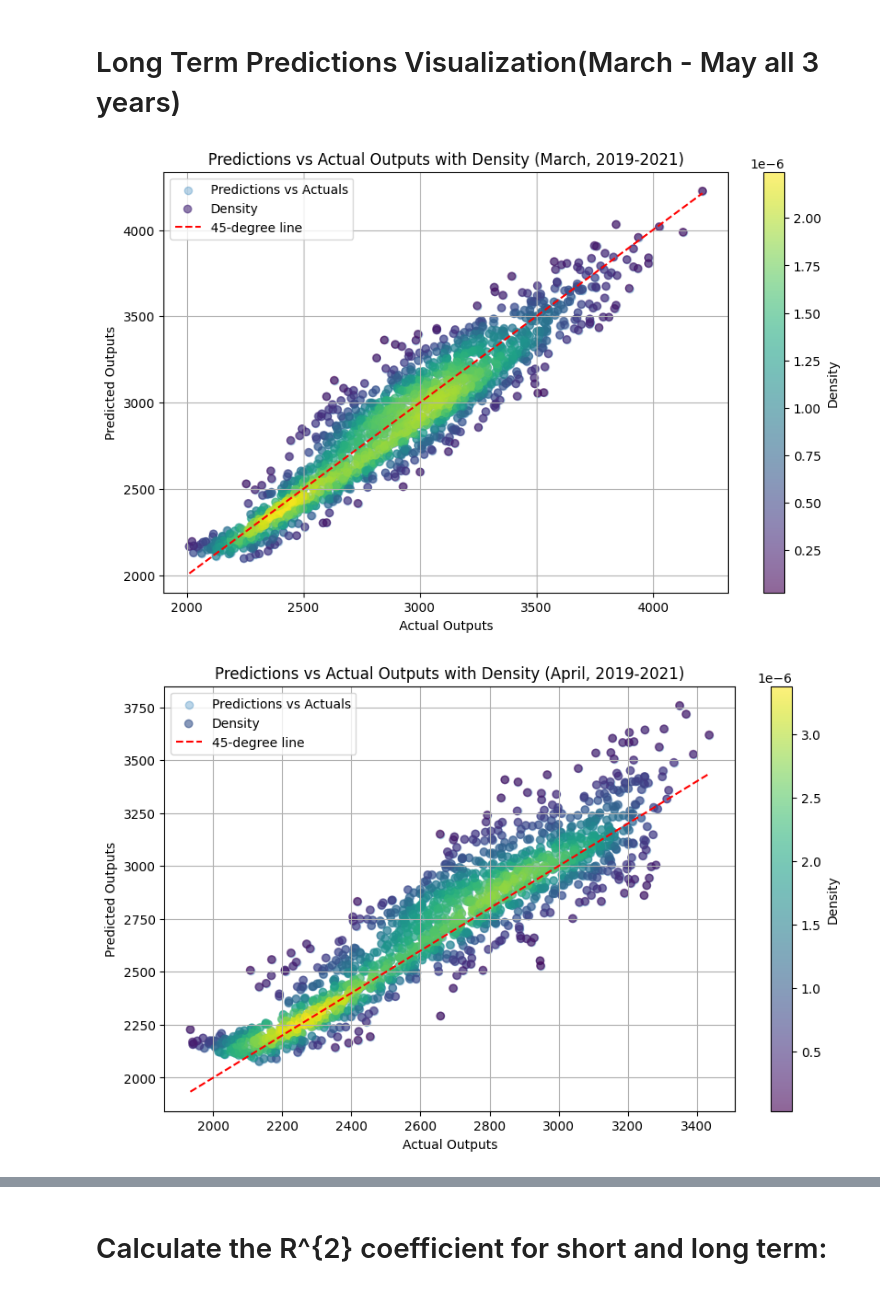
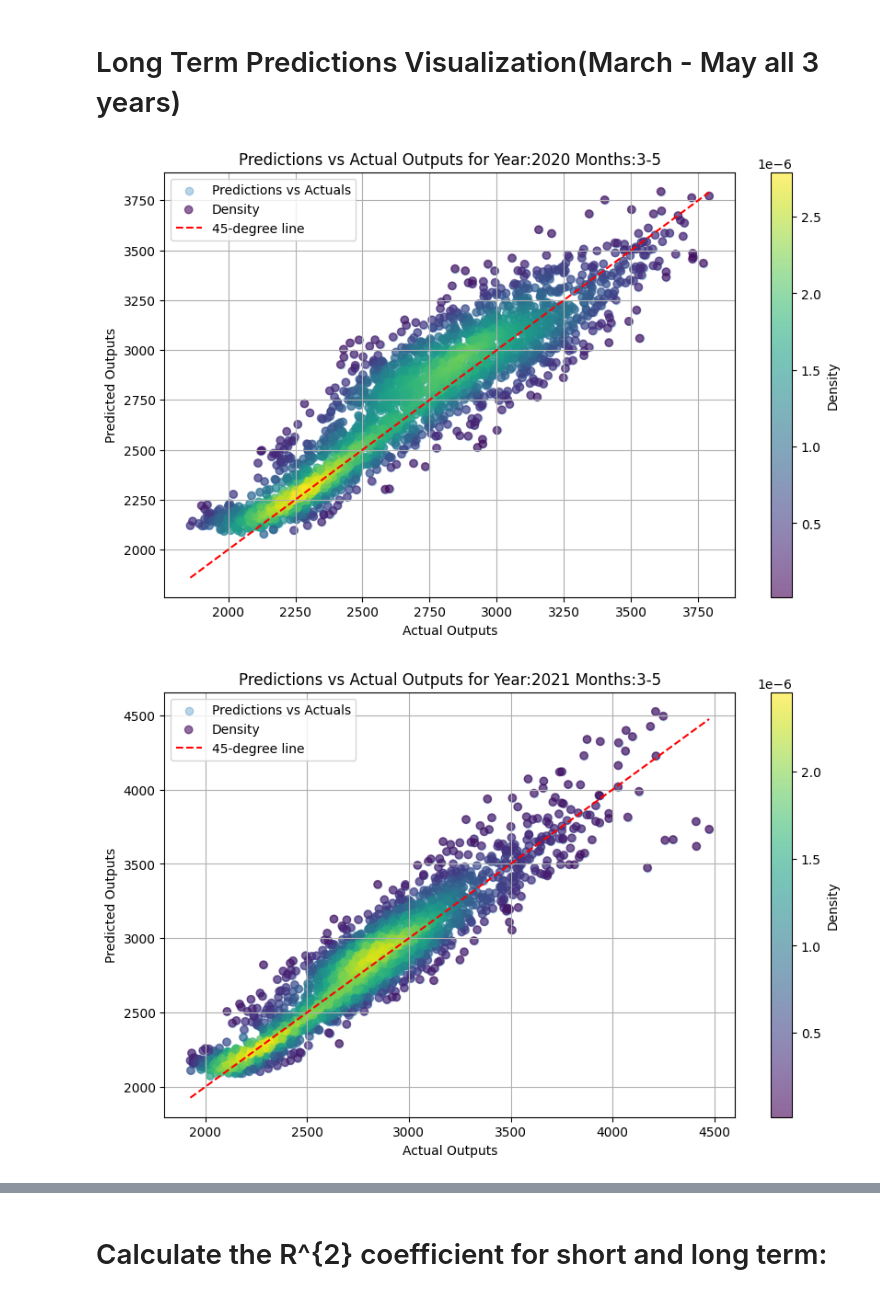
Before and after one commit to j1wnkim/BayesianTimeSeries, a Jupyter notebook: VisualizingResults2.ipynb, the cells around one changed output, grey strips where cells are left out. Drawn from its saved outputs; the diff is of its cells as text; code cells hidden in the pictures.

```diff
--- a/VisualizingResults2.ipynb
+++ b/VisualizingResults2.ipynb
@@ -79,38 +86,38 @@ for month in [3, 4, 5]:
 # %% [markdown]
 # Long Term Predictions Visualization(March - May all 3 years)
 # %%
-actuals_long = pd.read_csv("/home/jik19004/FilesToRun/BayesianBiDirectional/TestingLong/TestingActual_long.csv")
-predictions_long = pd.read_csv("/home/jik19004/FilesToRun/BayesianBiDirectional/TestingLong/TestingPredictionsLong.csv")
+actuals_long = pd.read_csv("TestingLong/TestingActual_long.csv")
+predictions_long = pd.read_csv("TestingLong/TestingPredictionsLong.csv")
 # Extract dates from the column headers
 actuals_long.columns = pd.to_datetime(
     actuals_long.columns.str.extract(r'(\d{1,2}/\d{1,2}/\d{4})')[0], format='%m/%d/%Y', errors='coerce'
 )
 predictions_long.columns = pd.to_datetime(
     predictions_long.columns.str.extract(r'(\d{1,2}/\d{1,2}/\d{4})')[0], format='%m/%d/%Y', errors='coerce'
 )
 
 valid_months = [3, 4, 5]
-valid_years = [2019, 2020, 2021]
+valid_years = [2020, 2021]
 filtered_columns = [
     col for col in actuals_long.columns if col.month in valid_months and col.year in valid_years
 ]
 
 filtered_actuals_long = actuals_long[filtered_columns]
 filtered_predictions_long = predictions_long[filtered_columns]
 
 
 valid_months = [3, 4, 5]
-valid_years = [2019, 2020, 2021]
+valid_years = [2020, 2021]
 filtered_columns = [
     col for col in actuals_long.columns if col.month in valid_months and col.year in valid_years
 ]
 
 # Subset the data
 filtered_actuals_long = actuals_long[filtered_columns]
 filtered_predictions_long = predictions_long[filtered_columns]
 
-for month in [3, 4, 5]:
-    plot_monthly_comparison_with_density(filtered_actuals_long, filtered_predictions_long, month, valid_years)
+for year in valid_years:
+    plot_monthly_comparison_with_density(filtered_actuals_long, filtered_predictions_long, valid_months, year)
 # %% [output]
-[figure, old version]
+[figure, new version]
-[figure, old version]
+[figure, new version]
```
Also changed, not shown: parts of 2 cells of this notebook.
